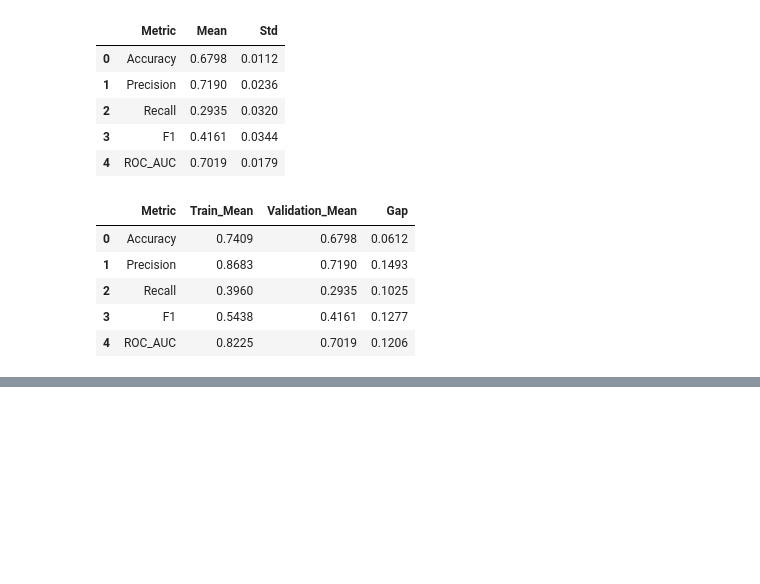
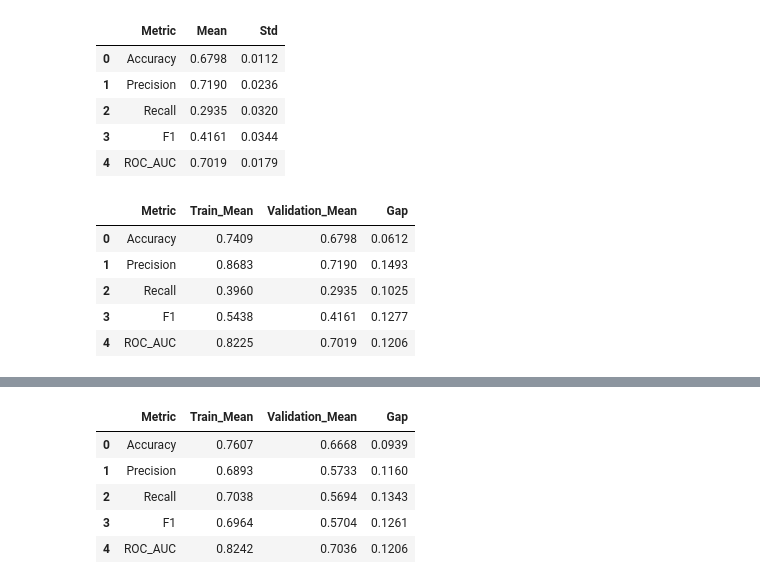
Before and after one commit to hoangthiyen01112005-ux/WaterQualityProject, a Jupyter notebook: ai-models/colab/03_train.ipynb, the cells around one changed output, grey strips where cells are left out. Saved outputs shown, nothing was run; the diff lists cells and outputs as text; code cells hidden in the pictures; blank space fills up the shorter version.

```diff
--- a/ai-models/colab/03_train.ipynb
+++ b/ai-models/colab/03_train.ipynb
@@ -990,0 +1281,11 @@ svm_train_validation.round(4)
+# %%
+best_svm_cv_results = cross_validate(
+    estimator=best_svm_pipeline,
+    X=X_train,
+    y=y_train,
+    cv=cv_strategy,
+    scoring=scoring_metrics,
+    return_train_score=True
+)
+
+print("Cross-Validation best SVM hoàn thành.")
@@ -990,0 +1327,38 @@ svm_train_validation.round(4)
+# %%
+best_svm_train_validation = pd.DataFrame({
+    "Metric": [
+        "Accuracy",
+        "Precision",
+        "Recall",
+        "F1",
+        "ROC_AUC"
+    ],
+    "Train_Mean": [
+        best_svm_cv_results["train_accuracy"].mean(),
+        best_svm_cv_results["train_precision"].mean(),
+        best_svm_cv_results["train_recall"].mean(),
+        best_svm_cv_results["train_f1"].mean(),
+        best_svm_cv_results["train_roc_auc"].mean()
+    ],
+    "Validation_Mean": [
+        best_svm_cv_results["test_accuracy"].mean(),
+        best_svm_cv_results["test_precision"].mean(),
+        best_svm_cv_results["test_recall"].mean(),
+        best_svm_cv_results["test_f1"].mean(),
+        best_svm_cv_results["test_roc_auc"].mean()
+    ]
+})
+
+best_svm_train_validation["Gap"] = (
+    best_svm_train_validation["Train_Mean"]
+    - best_svm_train_validation["Validation_Mean"]
+)
+
+best_svm_train_validation.round(4)
+# %% [output]
+|  | Metric | Train_Mean | Validation_Mean | Gap |
+| 0 | Accuracy | 0.7607 | 0.6668 | 0.0939 |
+| 1 | Precision | 0.6893 | 0.5733 | 0.1160 |
+| 2 | Recall | 0.7038 | 0.5694 | 0.1343 |
+| 3 | F1 | 0.6964 | 0.5704 | 0.1261 |
+| 4 | ROC_AUC | 0.8242 | 0.7036 | 0.1206 |
```
Also changed, not shown: parts of 13 cells of this notebook.
